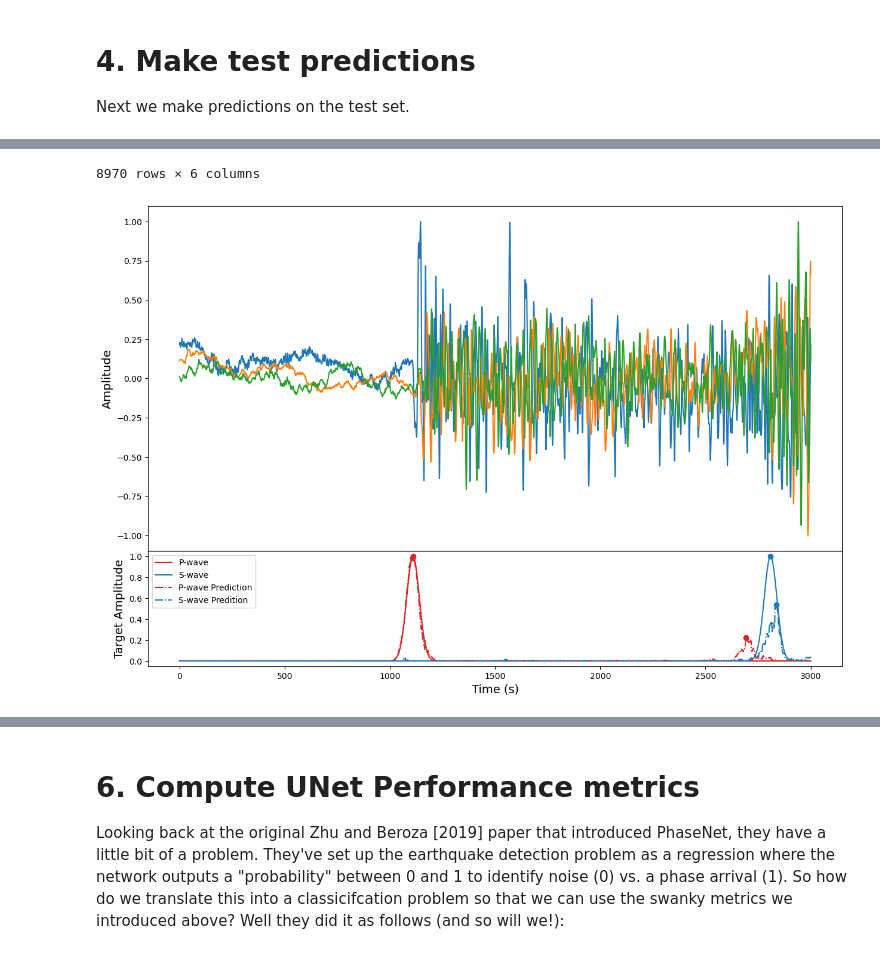
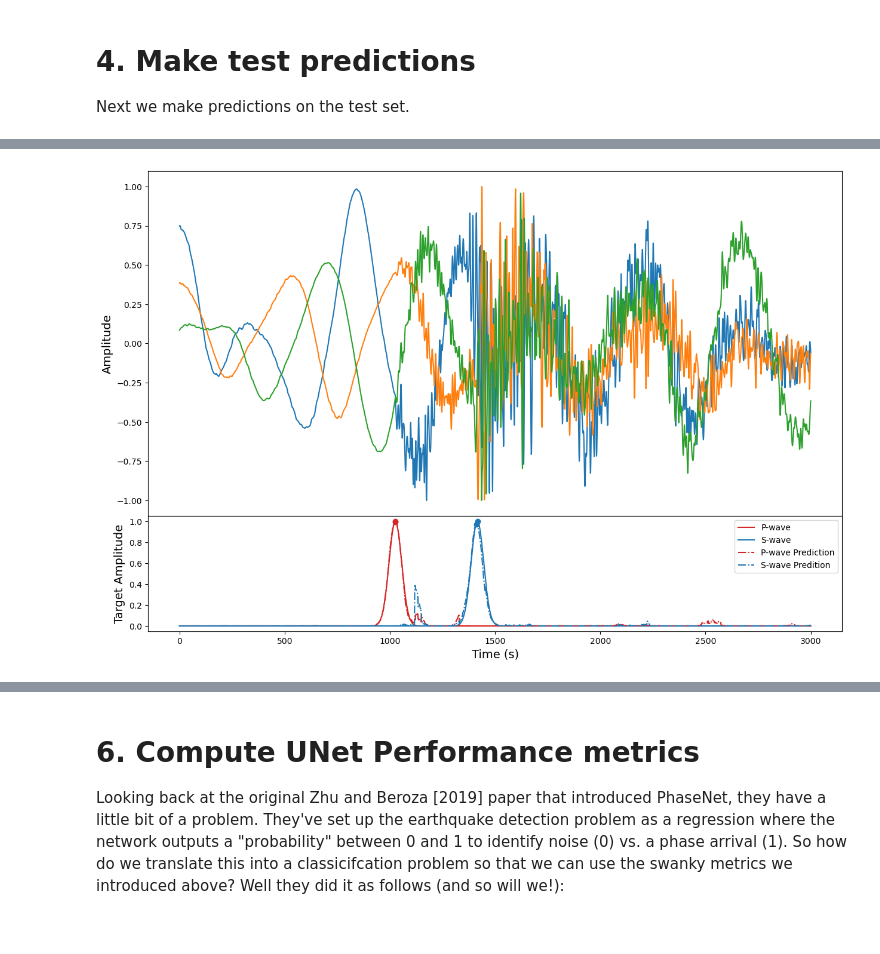
Before and after one commit to cascadiaquakes/2025_ML_TSC, a Jupyter notebook: notebooks/Amanda/unet_performance_metrics.ipynb, the cells around one changed output, grey strips where cells are left out. Saved outputs shown, nothing was run; the diff lists cells and outputs as text; code cells hidden in the pictures.

```diff
--- a/notebooks/Amanda/unet_performance_metrics.ipynb
+++ b/notebooks/Amanda/unet_performance_metrics.ipynb
@@ -190,53 +195,79 @@ plt.legend()
 
 Next we make predictions on the test set.
 # %%
+# seisbench prediction?
+seisbench_pred=False
+if seisbench_pred:
+    pn_model = sbm.PhaseNet.from_pretrained("original")
+
 # Define a lambda that returns the index of where the timeseries=1
 def idx_max(ts):
     indices = np.where(ts == 1)[0]
     return indices[0] if len(indices) > 0 else []
 
-# Define minimumheight for peak detection
-height = 0.05
-
 # Generate augmented samples and log their stats
-results =[]
+targets =[]
+predictions = []
 for ii in range(len(test)):
     sample = test_generator[ii]
-    with torch.no_grad():
-        pred = model(torch.tensor(sample["X"], device=torch.device('cpu')).unsqueeze(0))  # Add a fake batch dimension
-        p_pred, s_pred, noise_pred = pred[0].cpu().numpy()
+    if seisbench_pred:
+        st=Stream()
+        for cc, ch in enumerate(['Z', 'N', 'E']):
+            trace = Trace(data=np.pad(sample['X'][cc], (250, 250), mode='constant', constant_values=0))
+            trace.stats.sampling_rate = 100
+            trace.stats.channel = ch
+            st += trace
+        preds = pn_model.annotate(st)
+        noise_pred = preds[0].data
+        p_pred = preds[1].data
+        s_pred = preds[2].data
+    else:
+        with torch.no_grad():
+            pred = model(torch.tensor(sample["X"], device=torch.device('cpu')).unsqueeze(0))  # Add a fake batch dimension
+            p_pred, s_pred, noise_pred = pred[0].cpu().numpy()
 
     p_idx_max = idx_max(sample["y"][0])
     s_idx_max = idx_max(sample["y"][1])
-    p_pred_idx_max, _ = find_peaks(p_pred, height=height, distance=100)
-    s_pred_idx_max, _ = find_peaks(s_pred, height=height, distance=100)
+    p_pred_idx_max, _ = find_peaks(p_pred, height=0.05, distance=100)
+    s_pred_idx_max, _ = find_peaks(s_pred, height=0.05, distance=100)
 
-    results.append({"p_idx_max": np.array(p_idx_max),
-                    "p_pred_idx_max": np.array(p_pred_idx_max),
-                    "p_pred_val": np.array(p_pred[p_pred_idx_max]),
-                    "s_idx_max": np.array(s_idx_max),
-                    "s_pred_idx_max": np.array(s_pred_idx_max),
-                    "s_pred_val": np.array(s_pred[s_pred_idx_max])})
+    # Step 2: Get the index of the largest amplitude peak
+    if len(p_pred_idx_max) > 0:
+        largest_ppeak_idx = p_pred_idx_max[np.argmax(p_pred[p_pred_idx_max])]
+    if len(s_pred_idx_max) > 0:
+        largest_speak_idx = s_pred_idx_max[np.argmax(s_pred[s_pred_idx_max])]
+
+    targets.append({"trace_id": ii,
+                    "max_idx": p_idx_max,
+                    "phase": "P"})
+    targets.append({"trace_id": ii,
+                    "max_idx": s_idx_max,
+                    "phase": "S"})
+    predictions.append({"trace_id": ii,
+                    "pred_max_idx": largest_ppeak_idx,
+                    "pred_val": p_pred[largest_ppeak_idx],
+                    "phase": "P"})
+    predictions.append({"trace_id": ii,
+                    "pred_max_idx": largest_speak_idx,
+                    "pred_val": s_pred[largest_speak_idx],
+                    "phase": "S"})
 
     # plot some example
-    if ii==2:
-
+    if ii==8960:
         # Plot waveforms
         fig = plt.figure(figsize=(15, 10))
         axs = fig.subplots(2, 1, sharex=True, gridspec_kw={"hspace": 0, "height_ratios": [3, 1]})
         axs[0].plot(sample["X"].T)
-
         # Plot target timeseries
         axs[1].plot(sample["y"][0].T,label='P-wave', color="tab:red")
         axs[1].plot(p_idx_max, sample["y"][0][p_idx_max], 'o', color="tab:red")
         axs[1].plot(sample["y"][1].T,label='S-wave', color='tab:blue')
         axs[1].plot(s_idx_max, sample["y"][1][s_idx_max], 'o', color='tab:blue')
-
         # Plot prediction timeseries
         axs[1].plot(p_pred,label='P-wave Prediction', color="tab:red", linestyle='-.')
-        axs[1].plot(p_pred_idx_max,p_pred[p_pred_idx_max], 'o', color="tab:red")
+        axs[1].plot(largest_ppeak_idx,p_pred[largest_ppeak_idx], 'o', color="tab:red")
         axs[1].plot(s_pred,label='S-wave Predition', color='tab:blue', linestyle='-.')
-        axs[1].plot(s_pred_idx_max,s_pred[s_pred_idx_max], 'o', color="tab:blue")
+        axs[1].plot(largest_speak_idx,s_pred[largest_speak_idx], 'o', color="tab:blue")
         axs[1].set_xlabel('Time (s)',fontsize=14)
         axs[1].set_ylabel('Target Amplitude',fontsize=14)
         axs[0].set_ylabel('Amplitude',fontsize=14)
@@ -244,6 +275,6 @@ for ii in range(len(test)):
         plt.legend()
         plots=False
 
-results = pd.DataFrame(results)
-results
+targets = pd.DataFrame(targets)
+predictions = pd.DataFrame(predictions)
 # %% [output]
@@ -262,2 +281 @@ results
-8970 rows × 6 columns
-[figure, old version]
+[figure, new version]
```
Also changed, not shown: parts of 15 cells of this notebook.
